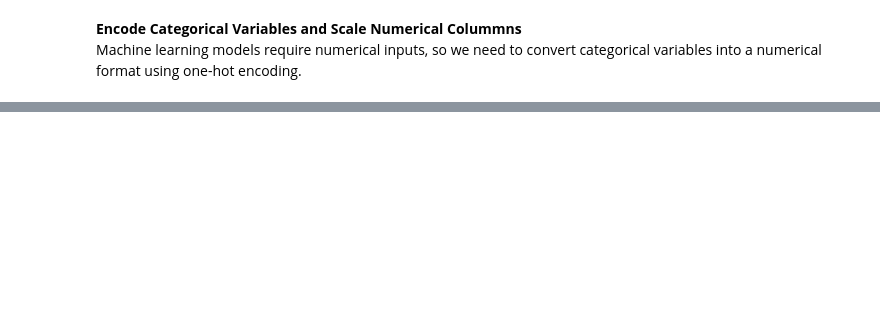
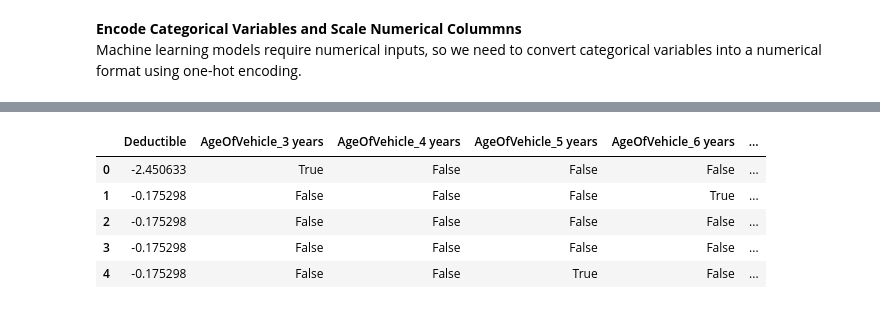
Before and after one commit to oxayavongsa/aai-510-ml-group-1, a Jupyter notebook: revised-eda.ipynb, the cells around one changed output, grey strips where cells are left out. Saved outputs shown, nothing was run; the diff lists cells and outputs as text; code cells hidden in the pictures; blank space fills up the shorter version.

```diff
--- a/revised-eda.ipynb
+++ b/revised-eda.ipynb
@@ -546,0 +634,27 @@ Punith. (2021, June 24). <i>Insurance claims — Fraud detection using machine l
+# %%
+import pandas as pd
+from imblearn.over_sampling import SMOTE
+
+# # Assuming df_relevant is already prepared and target variable 'FraudFound_P' is included
+
+# Separate features and target variable
+X = df_encoded.drop(columns=['FraudFound_P'])
+y = df_encoded['FraudFound_P']
+
+# Apply SMOTE
+smote = SMOTE(random_state=42)
+X_resampled, y_resampled = smote.fit_resample(X, y)
+
+# Combine resampled features and target into a new dataframe
+df_resampled = pd.DataFrame(X_resampled, columns=X.columns)
+df_resampled['FraudFound_P'] = y_resampled
+
+df_resampled.head()
+X.head()
+# %% [output]
+|  | Deductible | AgeOfVehicle_3 years | AgeOfVehicle_4 years | AgeOfVehicle_5 years | AgeOfVehicle_6 years | ... |
+| 0 | -2.450633 | True | False | False | False | ... |
+| 1 | -0.175298 | False | False | False | True | ... |
+| 2 | -0.175298 | False | False | False | False | ... |
+| 3 | -0.175298 | False | False | False | False | ... |
+| 4 | -0.175298 | False | False | True | False | ... |
```
Also changed, not shown: parts of 11 cells of this notebook.
